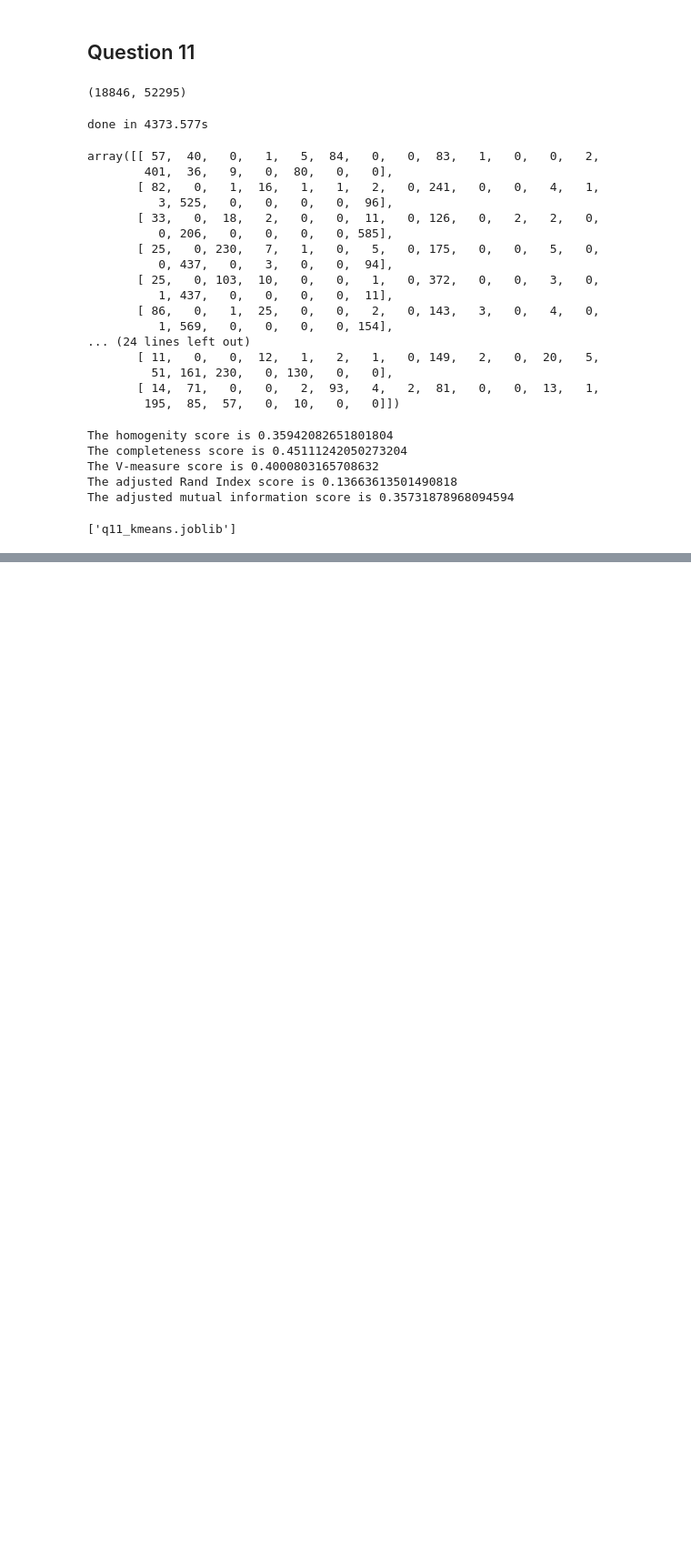
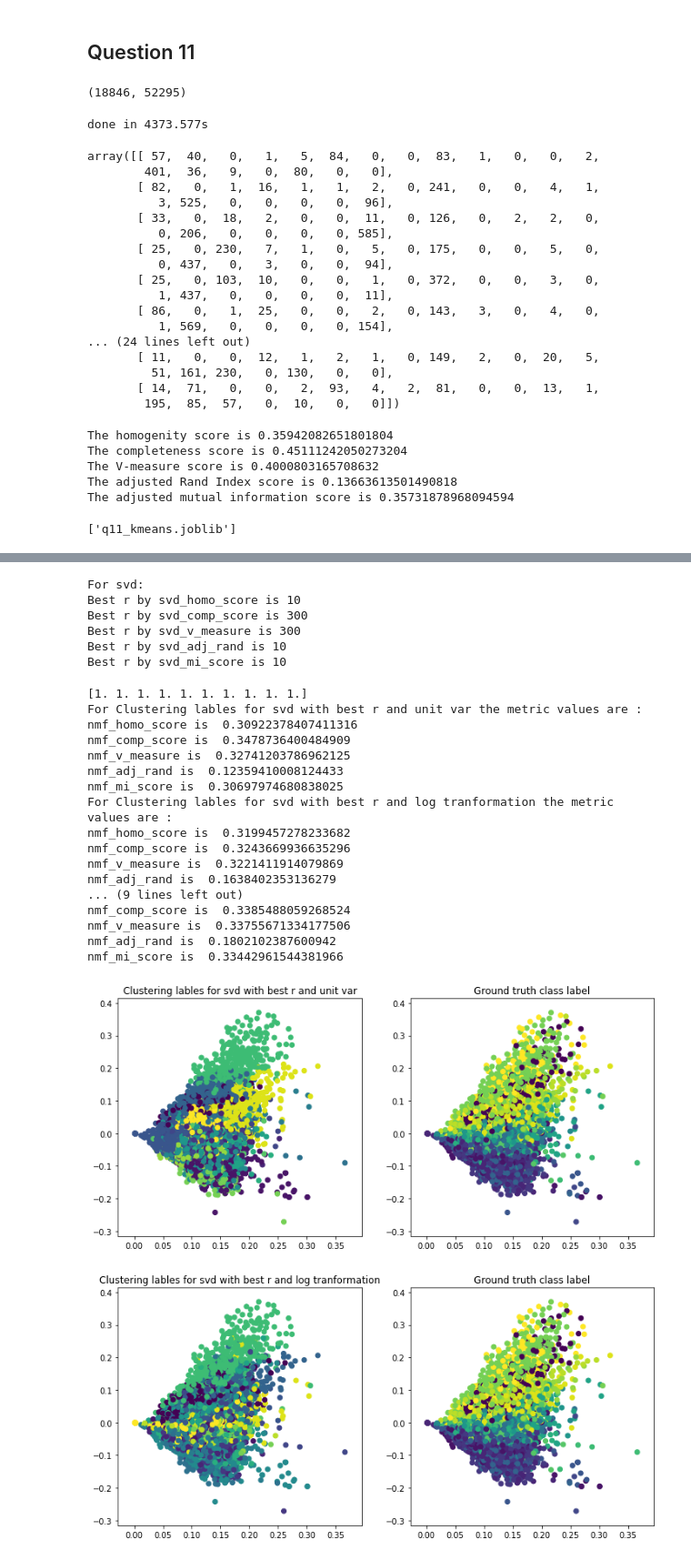
Before and after one commit to rupadevan94/large-scale-data-mining, a Jupyter notebook: Project2/Project-2.ipynb, the cells around one changed output, grey strips where cells are left out. Shown at 91% size. Cells and saved outputs as stored; diff of their text form; code cells hidden in the pictures; blank space fills up the shorter version.

```diff
--- a/Project2/Project-2.ipynb
+++ b/Project2/Project-2.ipynb
@@ -469,0 +472,8 @@ dump(kmeans_clf, 'q11_kmeans.joblib')
+# %%
+pickle_in = open("tfidf_all","rb")
+X_tfidf_all = pickle.load(pickle_in)
+pickle_in.close()
+# %%
+svd = TruncatedSVD(n_components=1000, random_state=0)
+X_svd_extended = svd.fit_transform(X_tfidf_all)
+y_extended = dataset_all.target
@@ -469,0 +527,14 @@ dump(kmeans_clf, 'q11_kmeans.joblib')
+# %%
+print("For svd:")
+print("Best r by svd_homo_score is", dim_extended[np.argmax(np.array(svd_homo_score_extended))])
+print("Best r by svd_comp_score is",dim_extended[np.argmax(np.array(svd_comp_score_extended))])
+print("Best r by svd_v_measure is",dim_extended[np.argmax(np.array(svd_v_measure_extended))])
+print("Best r by svd_adj_rand is",dim_extended[np.argmax(np.array(svd_adj_rand_extended))])
+print("Best r by svd_mi_score is",dim_extended[np.argmax(np.array(svd_mi_score_extended))])
+# %% [output]
+For svd:
+Best r by svd_homo_score is 10
+Best r by svd_comp_score is 300
+Best r by svd_v_measure is 300
+Best r by svd_adj_rand is 10
+Best r by svd_mi_score is 10
@@ -469,0 +564,58 @@ dump(kmeans_clf, 'q11_kmeans.joblib')
+# %%
+X_svd_best_extended = X_svd_extended[:, :10]
+# %%
+#For SVD
+scaler = StandardScaler(with_mean = False, with_std =True)
+x_Svd_Unit_Var = scaler.fit_transform(X_svd_best_extended)
+print(x_Svd_Unit_Var.std(axis=0))
+kmeans_clf = KMeans(n_clusters=20, random_state=0, max_iter  = 1500, n_init = 50,n_jobs=-1)
+y_pred_svd_unit_var = kmeans_clf.fit_predict(x_Svd_Unit_Var)
+plot_clustering_results_vs_groundtruth(y_pred_svd_unit_var,"Clustering lables for svd with best r and unit var" )
+print_measures(kmeans_clf,"Clustering lables for svd with best r and unit var"  )
+
+c = 0.01
+x_Svd_f_sign =np.sign(X_svd_best_extended)
+x_Svd_f = x_Svd_f_sign.dot(np.log(np.linalg.norm(X_svd_best_extended)+c) - np.log(c))  #CHECK
+kmeans_clf = KMeans(n_clusters=20, random_state=0, max_iter  = 1500, n_init = 50,n_jobs=-1)
+y_pred_svd_f = kmeans_clf.fit_predict(x_Svd_f)
+plot_clustering_results_vs_groundtruth(y_pred_svd_f,"Clustering lables for svd with best r and log tranformation")
+print_measures(kmeans_clf,"Clustering lables for svd with best r and log tranformation" )
+
+#combine both - Unit var first then log
+x_Svd_f_sign =np.sign(x_Svd_Unit_Var)
+x_Svd_unitvar_f = x_Svd_f_sign.dot(np.log(np.linalg.norm(x_Svd_Unit_Var)+c) - np.log(c))  #CHECK
+kmeans_clf = KMeans(n_clusters=20, random_state=0, max_iter  = 1500, n_init = 50,n_jobs=-1)
+y_pred_svd_unit_var_f = kmeans_clf.fit_predict(x_Svd_unitvar_f)
+plot_clustering_results_vs_groundtruth(y_pred_svd_unit_var_f,"Clustering lables for svd with best r -Unit var first then log")
+print_measures(kmeans_clf,"Clustering lables for svd with best r -Unit var first then log" )
+
+#combine both -Log first then Unit var
+x_Svd_f_sign =np.sign(X_svd_best_extended)
+x_Svd_f = x_Svd_f_sign.dot(np.log(np.linalg.norm(X_svd_best_extended)+c) - np.log(c))  #CHECK
+
+scaler = StandardScaler(with_mean = False, with_std =True)
+x_Svd_f_Unit_Var = scaler.fit_transform(x_Svd_f)
+kmeans_clf = KMeans(n_clusters=20, random_state=0, max_iter  = 1500, n_init = 50,n_jobs=-1)
+y_pred_svd_f_unit_var = kmeans_clf.fit_predict(x_Svd_f_Unit_Var)
+plot_clustering_results_vs_groundtruth(y_pred_svd_f_unit_var,"Clustering lables for svd with best r -Log first then Unit var ")
+print_measures(kmeans_clf,"Clustering lables for svd with best r -Log first then Unit var " )
+# %% [output]
+[1. 1. 1. 1. 1. 1. 1. 1. 1. 1.]
+For Clustering lables for svd with best r and unit var the metric values are :
+nmf_homo_score is  0.30922378407411316
+nmf_comp_score is  0.3478736400484909
+nmf_v_measure is  0.32741203786962125
+nmf_adj_rand is  0.12359410008124433
+nmf_mi_score is  0.30697974680838025
+For Clustering lables for svd with best r and log tranformation the metric values are :
+nmf_homo_score is  0.3199457278233682
+nmf_comp_score is  0.3243669936635296
+nmf_v_measure is  0.3221411914079869
+nmf_adj_rand is  0.1638402353136279
+... (9 lines left out)
+nmf_comp_score is  0.3385488059268524
+nmf_v_measure is  0.33755671334177506
+nmf_adj_rand is  0.1802102387600942
+nmf_mi_score is  0.33442961544381966
+[figure, added]
+[figure, added]
```
Also changed, not shown: parts of 9 cells of this notebook.
